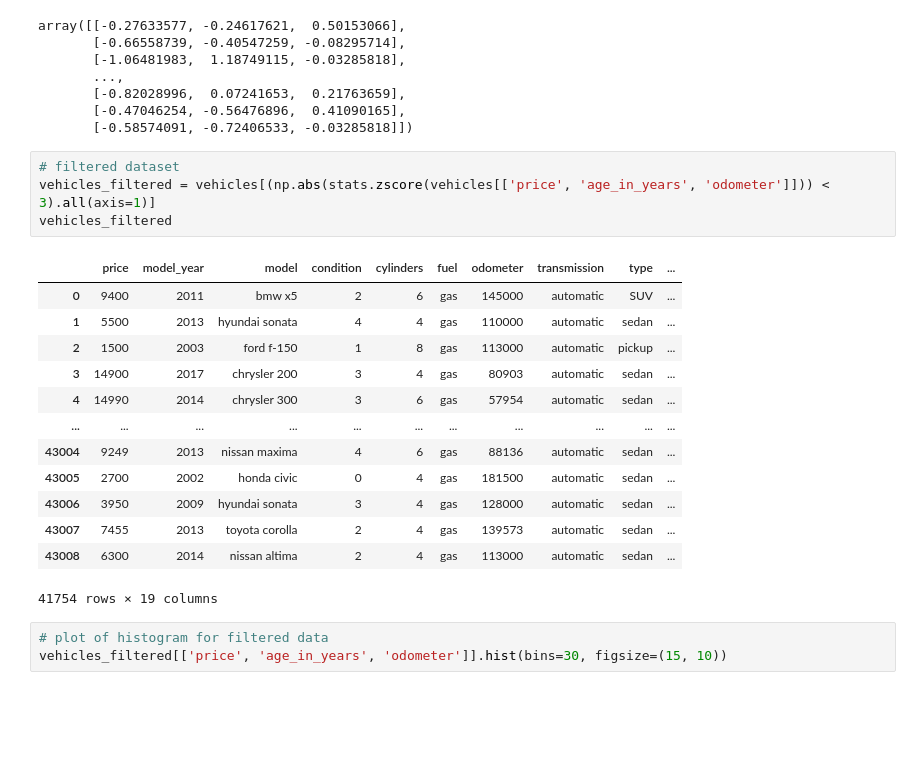
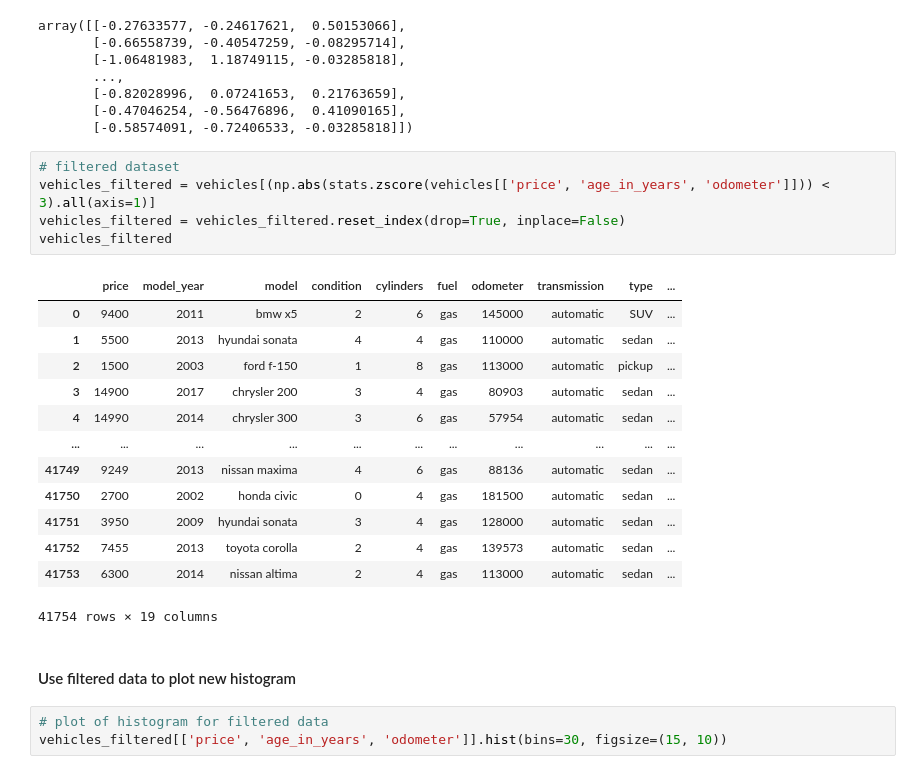
Before and after one commit to chuksoo/vehicle_price_analytics, a Jupyter notebook: car_sales_EDA.ipynb, the cells around one changed output. Cells and saved outputs as stored; diff of their text form; blank space fills up the shorter version.

```diff
--- a/car_sales_EDA.ipynb
+++ b/car_sales_EDA.ipynb
@@ -561,21 +571,24 @@ array([[-0.27633577, -0.24617621,  0.50153066],
 # %%
 # filtered dataset
 vehicles_filtered = vehicles[(np.abs(stats.zscore(vehicles[['price', 'age_in_years', 'odometer']])) < 3).all(axis=1)]
+vehicles_filtered = vehicles_filtered.reset_index(drop=True, inplace=False)
 vehicles_filtered
 # %% [output]
 |  | price | model_year | model | condition | cylinders | fuel | odometer | transmission | type | ... |
 | 0 | 9400 | 2011 | bmw x5 | 2 | 6 | gas | 145000 | automatic | SUV | ... |
 | 1 | 5500 | 2013 | hyundai sonata | 4 | 4 | gas | 110000 | automatic | sedan | ... |
 | 2 | 1500 | 2003 | ford f-150 | 1 | 8 | gas | 113000 | automatic | pickup | ... |
 | 3 | 14900 | 2017 | chrysler 200 | 3 | 4 | gas | 80903 | automatic | sedan | ... |
 | 4 | 14990 | 2014 | chrysler 300 | 3 | 6 | gas | 57954 | automatic | sedan | ... |
 | ... | ... | ... | ... | ... | ... | ... | ... | ... | ... | ... |
-| 43004 | 9249 | 2013 | nissan maxima | 4 | 6 | gas | 88136 | automatic | sedan | ... |
-| 43005 | 2700 | 2002 | honda civic | 0 | 4 | gas | 181500 | automatic | sedan | ... |
-| 43006 | 3950 | 2009 | hyundai sonata | 3 | 4 | gas | 128000 | automatic | sedan | ... |
-| 43007 | 7455 | 2013 | toyota corolla | 2 | 4 | gas | 139573 | automatic | sedan | ... |
-| 43008 | 6300 | 2014 | nissan altima | 2 | 4 | gas | 113000 | automatic | sedan | ... |
+| 41749 | 9249 | 2013 | nissan maxima | 4 | 6 | gas | 88136 | automatic | sedan | ... |
+| 41750 | 2700 | 2002 | honda civic | 0 | 4 | gas | 181500 | automatic | sedan | ... |
+| 41751 | 3950 | 2009 | hyundai sonata | 3 | 4 | gas | 128000 | automatic | sedan | ... |
+| 41752 | 7455 | 2013 | toyota corolla | 2 | 4 | gas | 139573 | automatic | sedan | ... |
+| 41753 | 6300 | 2014 | nissan altima | 2 | 4 | gas | 113000 | automatic | sedan | ... |
 41754 rows × 19 columns
+# %% [markdown]
+#### Use filtered data to plot new histogram
 # %%
 # plot of histogram for filtered data
 vehicles_filtered[['price', 'age_in_years', 'odometer']].hist(bins=30, figsize=(15, 10))
```
Also changed, not shown: parts of 56 cells of this notebook.
